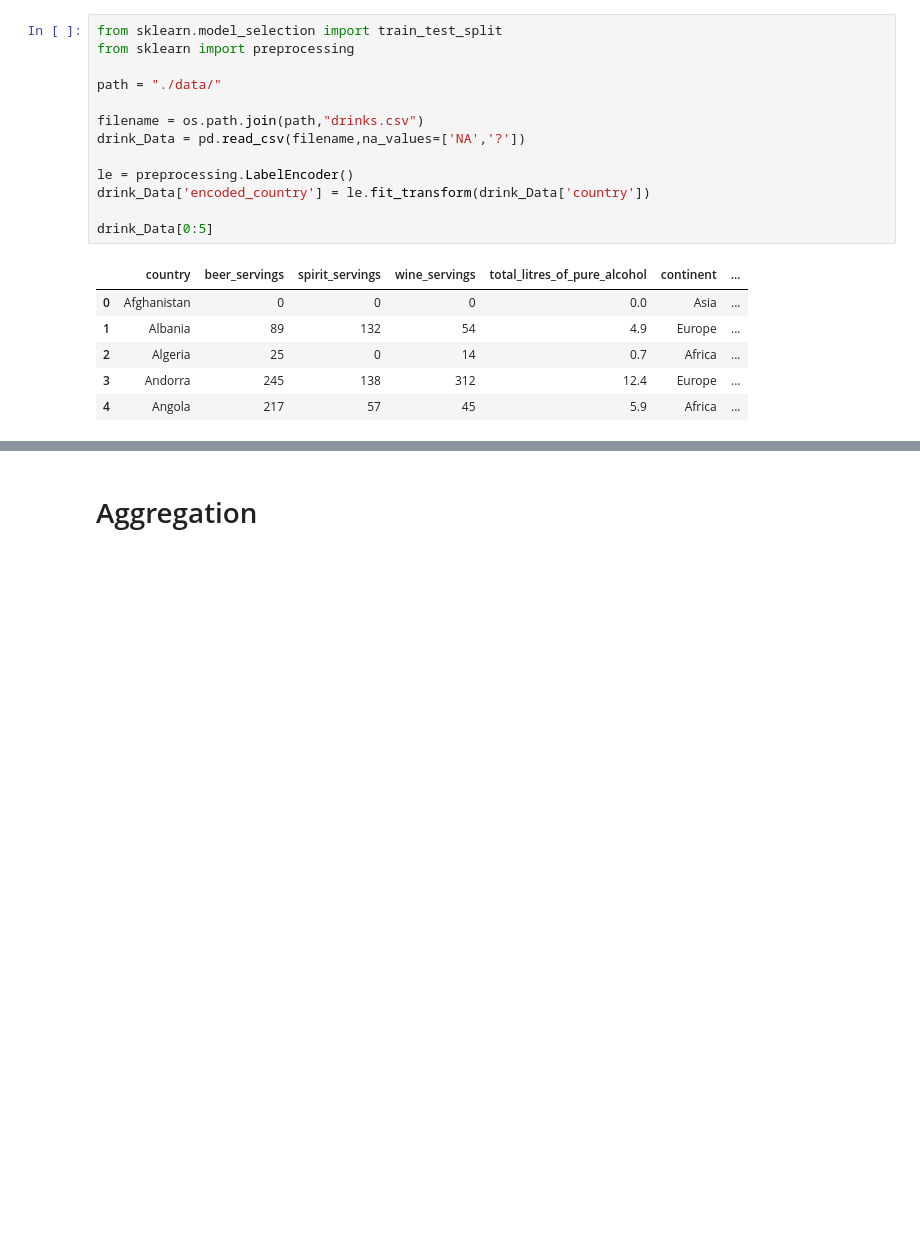
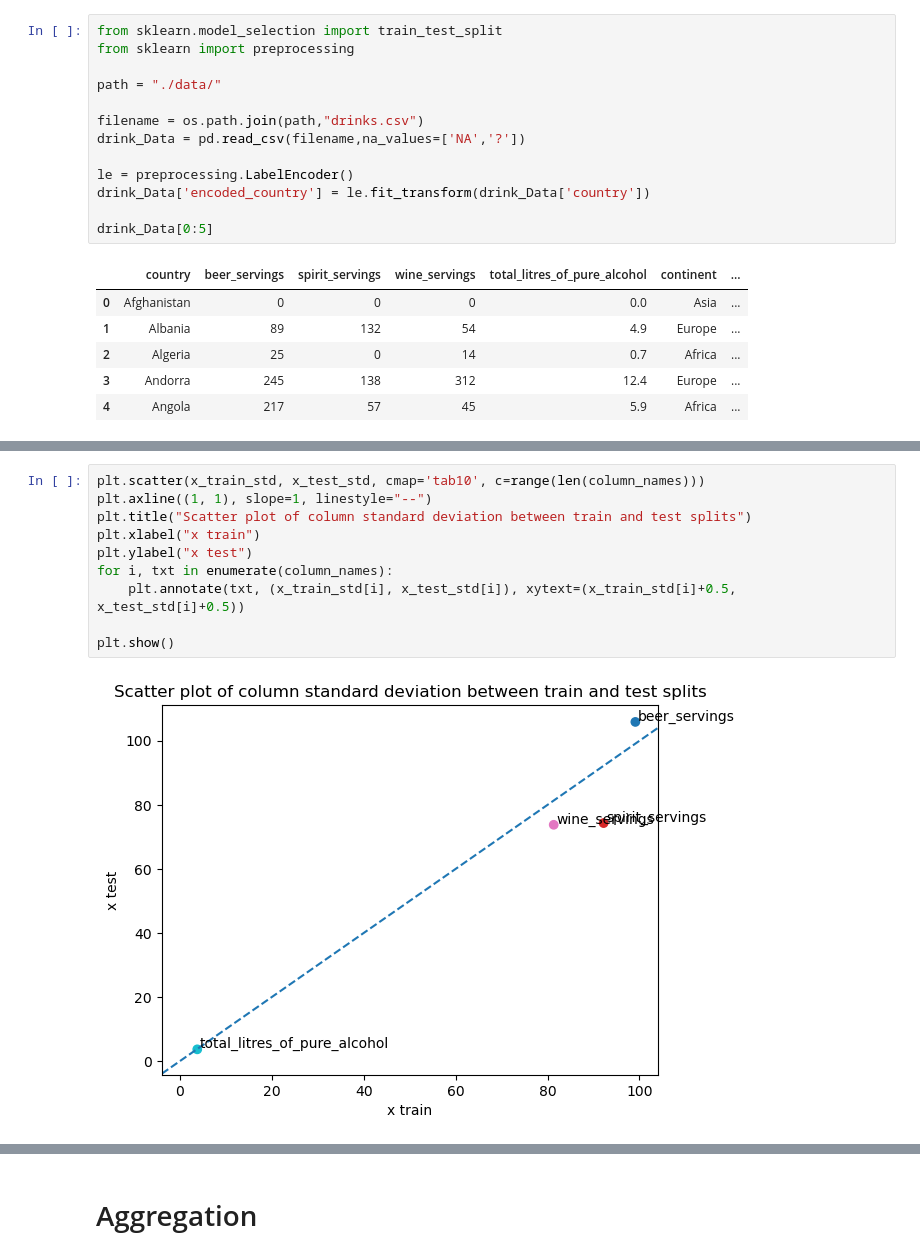
Before and after one commit to OtaSteven/CSC177_Proj, a Jupyter notebook: data_process/air_drink_dataPreprocessing.ipynb, the cells around one changed output, grey strips where cells are left out. Drawn from its saved outputs; the diff is of its cells as text; blank space fills up the shorter version.

```diff
--- a/data_process/air_drink_dataPreprocessing.ipynb
+++ b/data_process/air_drink_dataPreprocessing.ipynb
@@ -717,0 +748,12 @@ y_test shape:  (49,)
+# %%
+plt.scatter(x_train_std, x_test_std, cmap='tab10', c=range(len(column_names)))
+plt.axline((1, 1), slope=1, linestyle="--")
+plt.title("Scatter plot of column standard deviation between train and test splits")
+plt.xlabel("x train")
+plt.ylabel("x test")
+for i, txt in enumerate(column_names):
+    plt.annotate(txt, (x_train_std[i], x_test_std[i]), xytext=(x_train_std[i]+0.5, x_test_std[i]+0.5))
+
+plt.show()
+# %% [output]
+[figure, added]
```
Also changed, not shown: parts of 14 cells of this notebook.
